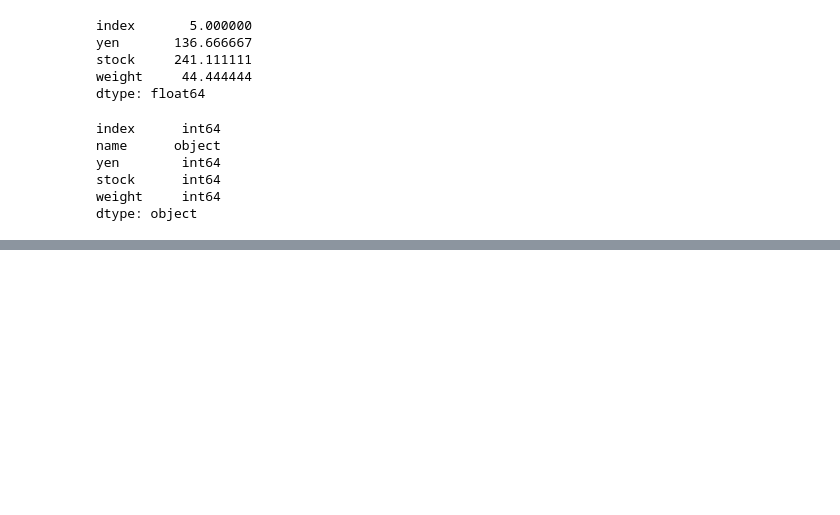
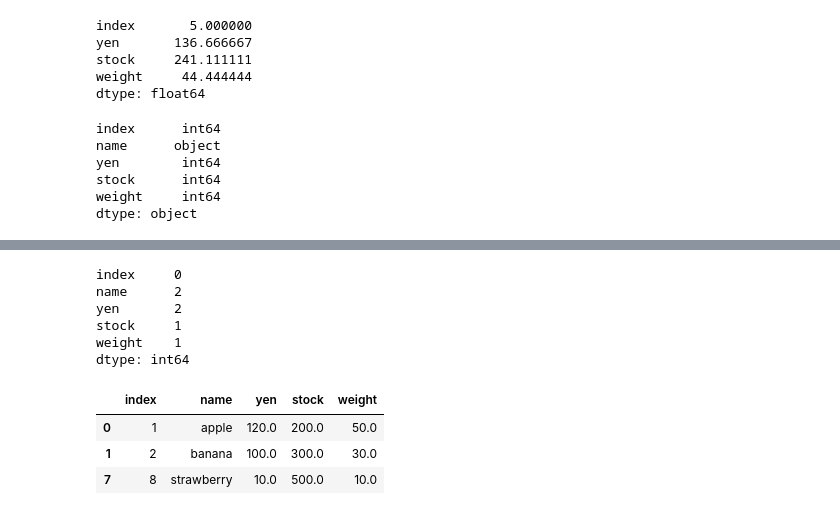
Before and after one commit to WAT36/python, a Jupyter notebook: cheatsheet/pandas.ipynb, the cells around one changed output, grey strips where cells are left out. Cells and saved outputs as stored; diff of their text form; code cells hidden in the pictures; blank space fills up the shorter version.

```diff
--- a/cheatsheet/pandas.ipynb
+++ b/cheatsheet/pandas.ipynb
@@ -505,0 +525,18 @@ dtype: object
+# %%
+# 各カラムの欠損値をカウントする
+df.isnull().sum()
+# %% [output]
+index     0
+name      2
+yen       2
+stock     1
+weight    1
+dtype: int64
+# %%
+# 欠損値を含む行を削除する(インプレース処理ではない)
+df.dropna()
+# %% [output]
+|  | index | name | yen | stock | weight |
+| 0 | 1 | apple | 120.0 | 200.0 | 50.0 |
+| 1 | 2 | banana | 100.0 | 300.0 | 30.0 |
+| 7 | 8 | strawberry | 10.0 | 500.0 | 10.0 |
```
Also changed, not shown: parts of 4 cells of this notebook.
